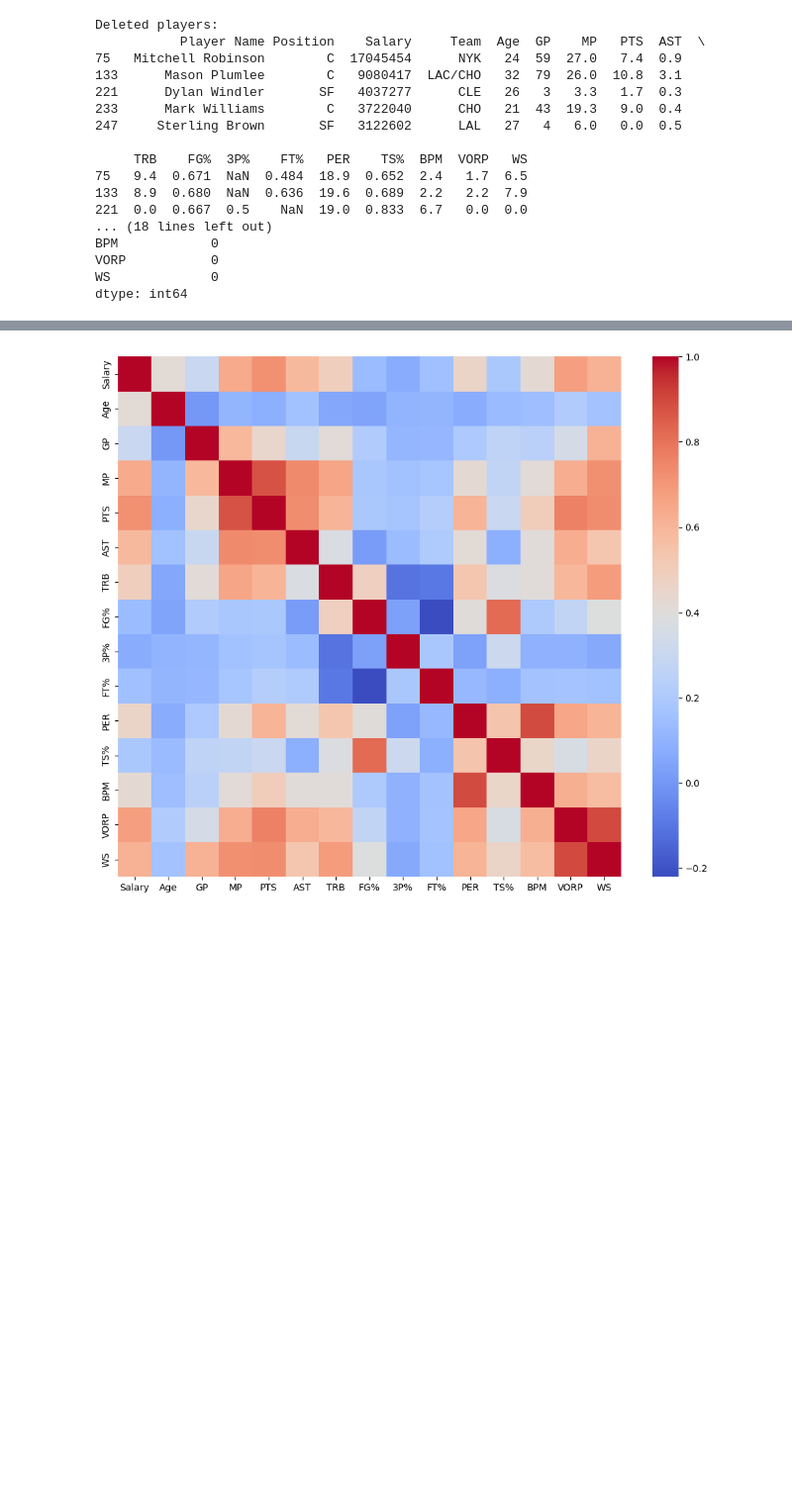
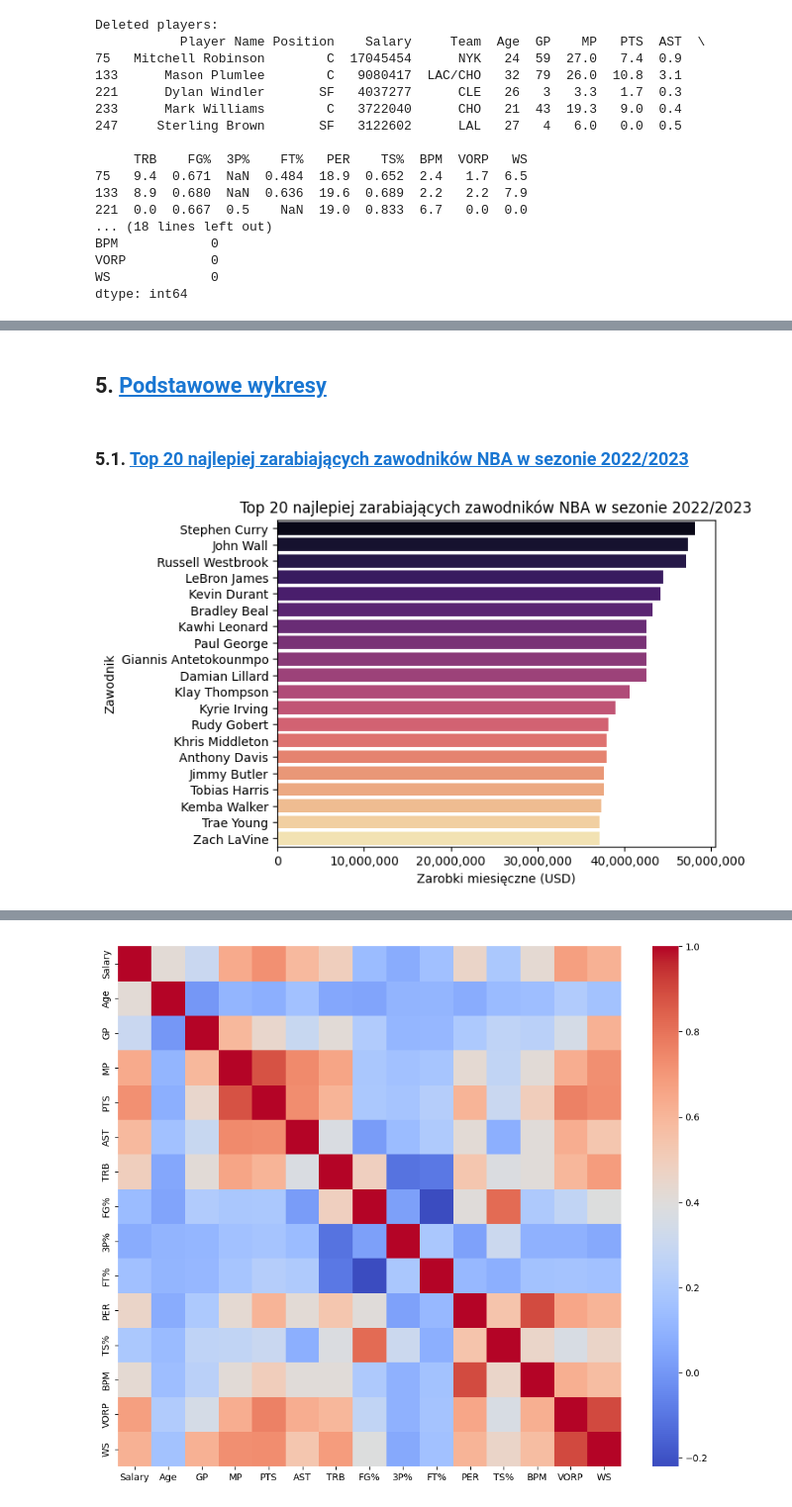
Before and after one commit to radekrzepka/nba-salary-predict, a Jupyter notebook: main.ipynb, the cells around one changed output, grey strips where cells are left out. Shown at 99% size. Drawn from its saved outputs; the diff is of its cells as text; code cells hidden in the pictures; blank space fills up the shorter version.

```diff
--- a/main.ipynb
+++ b/main.ipynb
@@ -47,0 +73,6 @@ dtype: object
+# %%
+data = pd.read_csv("./nba_2022-23_all_stats_with_salary.csv")
+print(f"Ilość zawodników: {data.shape[0]}")
+print(f"Ilość cech: {data.shape[1]}")
+print("Typ danych:\n")
+print(data.dtypes)
@@ -176,0 +251,25 @@ df_numeric = df.select_dtypes(include=[np.number])
+# %%
+# Funkcja pomocnicza do ładniejszego przedstawiania duzych wartości na wykresach
+def format_thousands(x, _):
+    return f"{x:,.0f}"
+# %% [markdown]
+## 5. <a id='toc5_'></a>[Podstawowe wykresy](#toc0_)
+# %% [markdown]
+### 5.1. <a id='toc5_1_'></a>[Top 20 najlepiej zarabiających zawodników NBA w sezonie 2022/2023](#toc0_)
+# %%
+top_20_salary = df.nlargest(20, "Salary")
+
+sns.barplot(
+    y="Player Name",
+    x="Salary",
+    hue="Player Name",
+    data=top_20_salary,
+    palette="magma",
+)
+plt.title("Top 20 najlepiej zarabiających zawodników NBA w sezonie 2022/2023")
+plt.xlabel("Zarobki miesięczne (USD)")
+plt.ylabel("Zawodnik")
+plt.gca().xaxis.set_major_formatter(FuncFormatter(format_thousands))
+plt.show()
+# %% [output]
+[figure, added]
```
Also changed, not shown: parts of 35 cells of this notebook.
